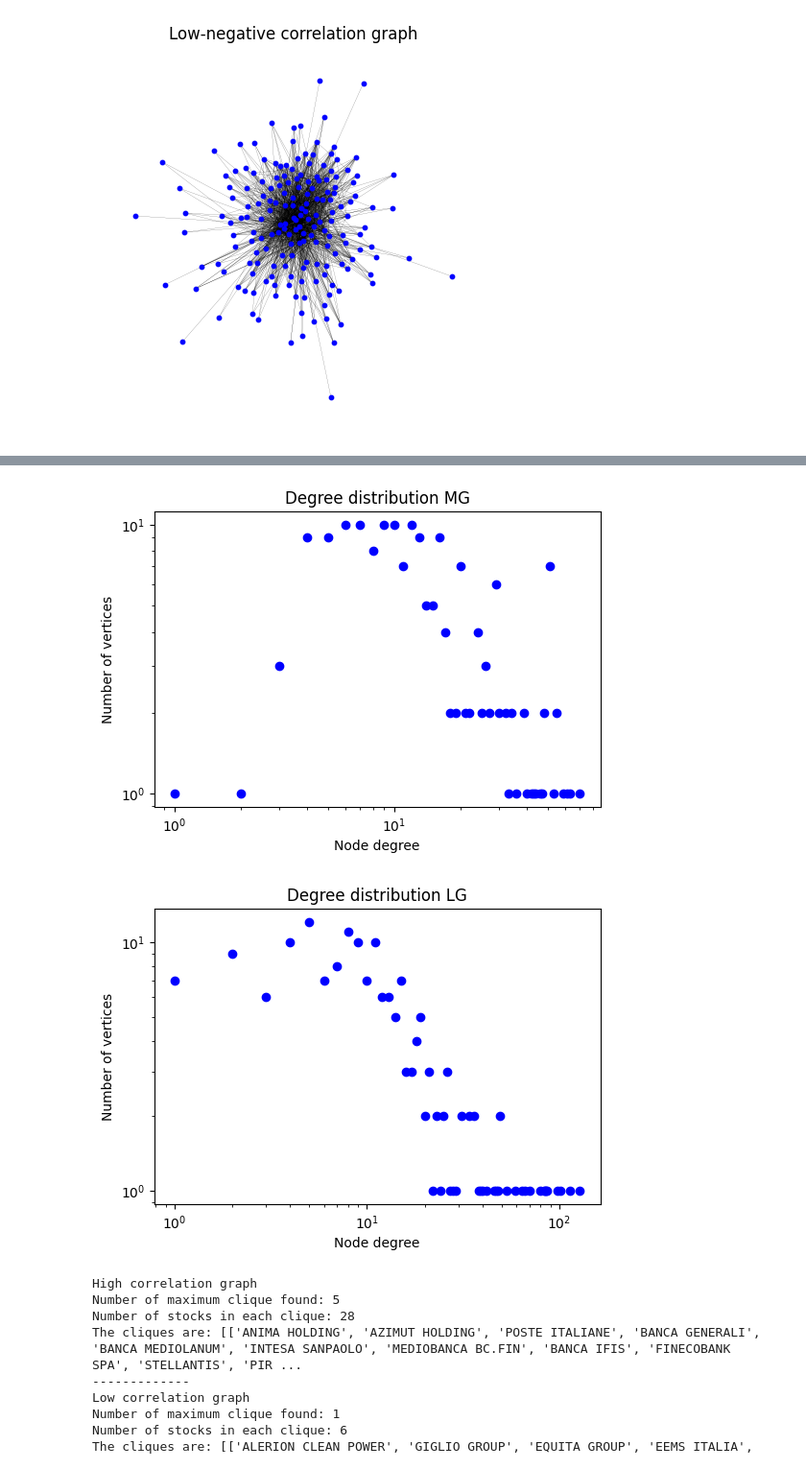
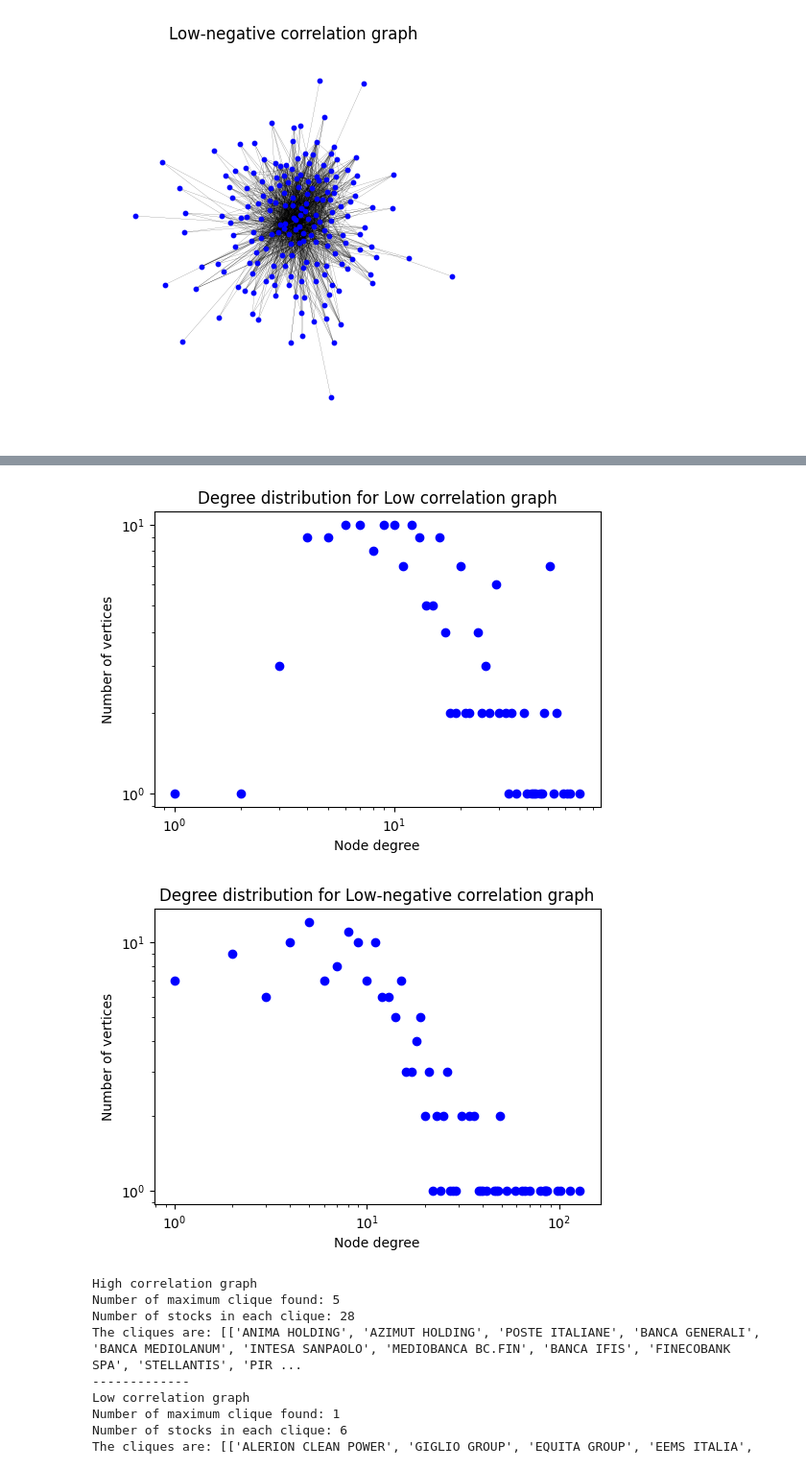
Before and after one commit to NiccoloMarzi/Financial-Network-Analysis, a Jupyter notebook: SNA_project.ipynb, the cells around one changed output, grey strips where cells are left out. Shown at 96% size. Saved outputs shown, nothing was run; the diff lists cells and outputs as text; code cells hidden in the pictures.

```diff
--- a/SNA_project.ipynb
+++ b/SNA_project.ipynb
@@ -264,12 +264,8 @@ for G in GRAPHS:
     plt.figure(figsize=(6, 4))
     counts = nx.degree_histogram(G)
     degrees = [i for i in range(len(counts))]
-    if G == HG:
-        plt.title('Degree distribution HG')
-    elif G == MG:
-        plt.title('Degree distribution MG')
-    else:
-        plt.title(f'Degree distribution LG')
+
+    plt.title(f"Degree distribution for {G.graph['name']}")
     plt.scatter(degrees, counts, color='b')
     plt.xscale('log')
     plt.yscale('log')
@@ -281,5 +277,5 @@ for G in GRAPHS:
-[figure, old version]
+[figure, new version]
-[figure, old version]
+[figure, new version]
 # %%
 #Create a dictionary that contains for each graph the list of maximum cliques
 
```
Also changed, not shown: parts of 1 cell of this notebook.
